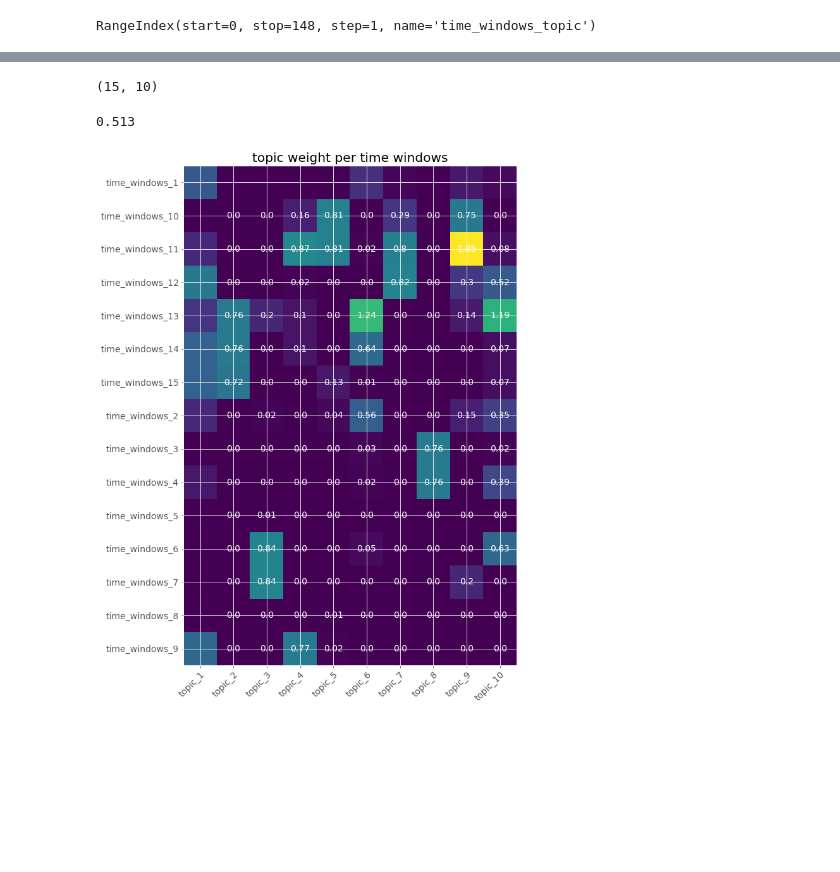
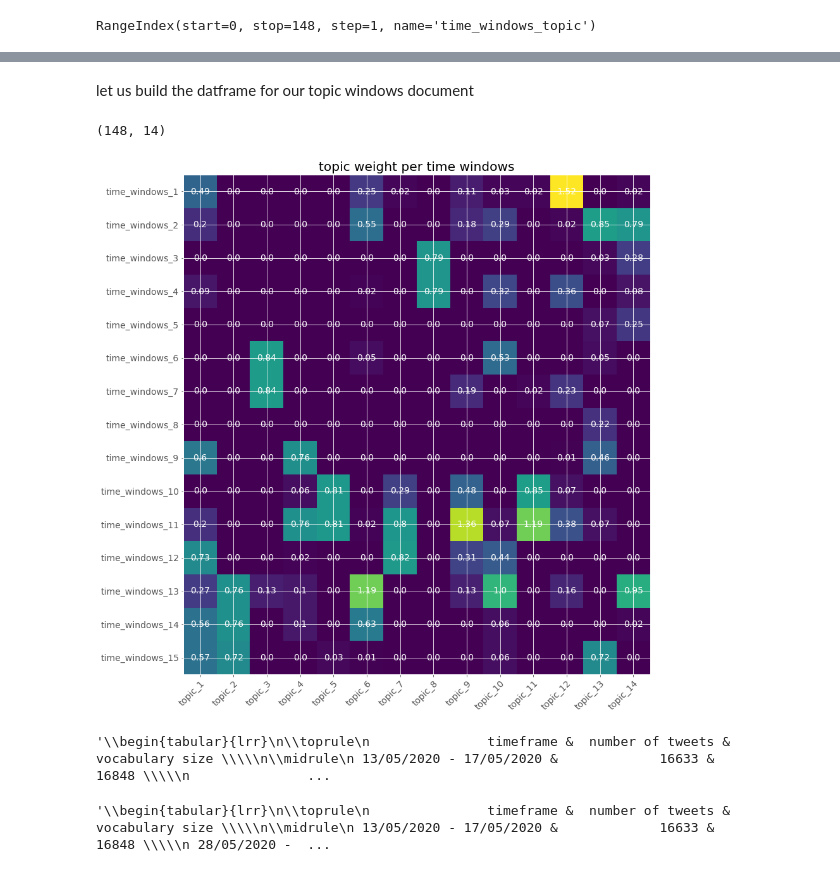
Before and after one commit to espoirMur/balobi_nini, a Jupyter notebook: notebooks/2.Dynamic_Topic_Modeling.ipynb, the cells around one changed output, grey strips where cells are left out. Drawn from its saved outputs; the diff is of its cells as text; code cells hidden in the pictures; blank space fills up the shorter version.

Commit message:
(refractor) build the topic modeling to handle both dynamic and non dynamic mnf

```diff
--- a/notebooks/2.Dynamic_Topic_Modeling.ipynb
+++ b/notebooks/2.Dynamic_Topic_Modeling.ipynb
@@ -1014,5 +956,11 @@ time_windows_doc_topics.head(cumm_best_k[0])
 # %%
 time_windows_doc_topics = time_windows_doc_topics.groupby("time_windows").agg(sum)
+# %%
+time_windows_doc_topics['index'] = time_windows_doc_topics.index.map(lambda x: x.split('_')[2]).astype(int)
+# %%
+time_windows_doc_topics = time_windows_doc_topics.sort_values("index").drop('index', axis="columns")
+# %%
+time_windows_doc_topics["most_commont"]  = time_windows_doc_topics.idxmax(axis='columns', skipna=True)
 # %%
 time_windows_doc_topics
 # %% [output]
@@ -1038,27 +1004,27 @@ let us build the datframe for our topic windows document
+# %% [markdown]
+let us build the datframe for our topic windows document
+# %%
+time_windows_doc_topics = time_windows_doc_topics.drop('most_commont', axis="columns")
 # %%
-time_windows_doc_topics.shape
+U.shape
 # %% [output]
-(15, 10)
+(148, 14)
-# %%
-time_windows_doc_topics.values[0, 0]
-# %% [output]
-0.513
 # %%
 fig, ax = plt.subplots(figsize=(50/2, 25/2))
 im = ax.imshow(time_windows_doc_topics.values)
 ax.set_xticks(np.arange(time_windows_doc_topics.shape[1]))
 ax.set_yticks(np.arange(time_windows_doc_topics.shape[0]))
 ax.set_xticklabels(time_windows_doc_topics.columns)
 ax.set_yticklabels(time_windows_doc_topics.index)
 plt.setp(ax.get_xticklabels(), rotation=45, ha="right",
          rotation_mode="anchor")
 # Loop over data dimensions and create text annotations.
-for i in range(1, time_windows_doc_topics.shape[0]):
-    for j in range(1, time_windows_doc_topics.shape[1]):
+for i in range(time_windows_doc_topics.shape[0]):
+    for j in range(time_windows_doc_topics.shape[1]):
         text = ax.text(j, i, time_windows_doc_topics.values[i, j].round(2),
                        ha="center", va="center", color="w")
 ax.set_title("topic weight per time windows")
 fig.tight_layout()
 plt.show()
 # %% [output]
-[figure, old version]
+[figure, new version]
@@ -1064,0 +1041,8 @@ plt.show()
+# %%
+data_summary.to_latex(index=False)
+# %% [output]
+'\\begin{tabular}{lrr}\n\\toprule\n               timeframe &  number of tweets &  vocabulary size \\\\\n\\midrule\n 13/05/2020 - 17/05/2020 &             16633 &            16848 \\\\\n               ...
+# %%
+data_summary.replace(0, np.nan).dropna(axis="rows").to_latex(index=False, float_format="{:0.0f}".format)
+# %% [output]
+'\\begin{tabular}{lrr}\n\\toprule\n               timeframe &  number of tweets &  vocabulary size \\\\\n\\midrule\n 13/05/2020 - 17/05/2020 &             16633 &            16848 \\\\\n 28/05/2020 -  ...
```
Also changed, not shown: parts of 31 cells of this notebook, 6 other files.
